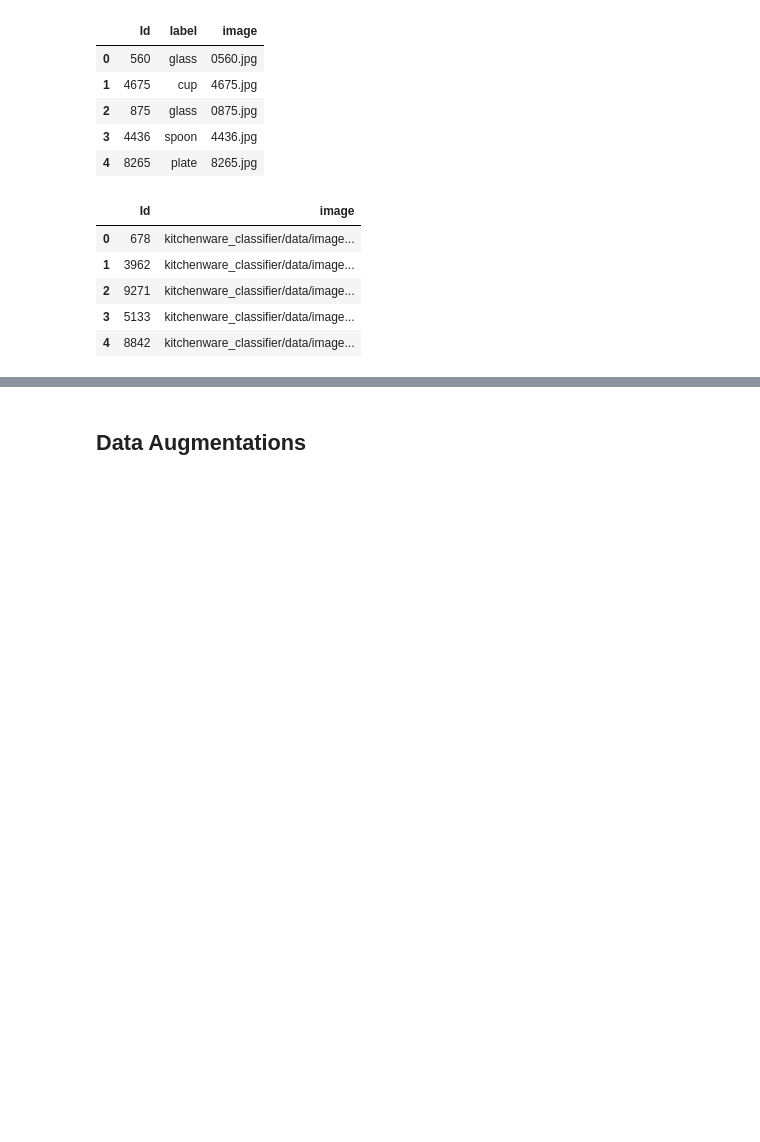
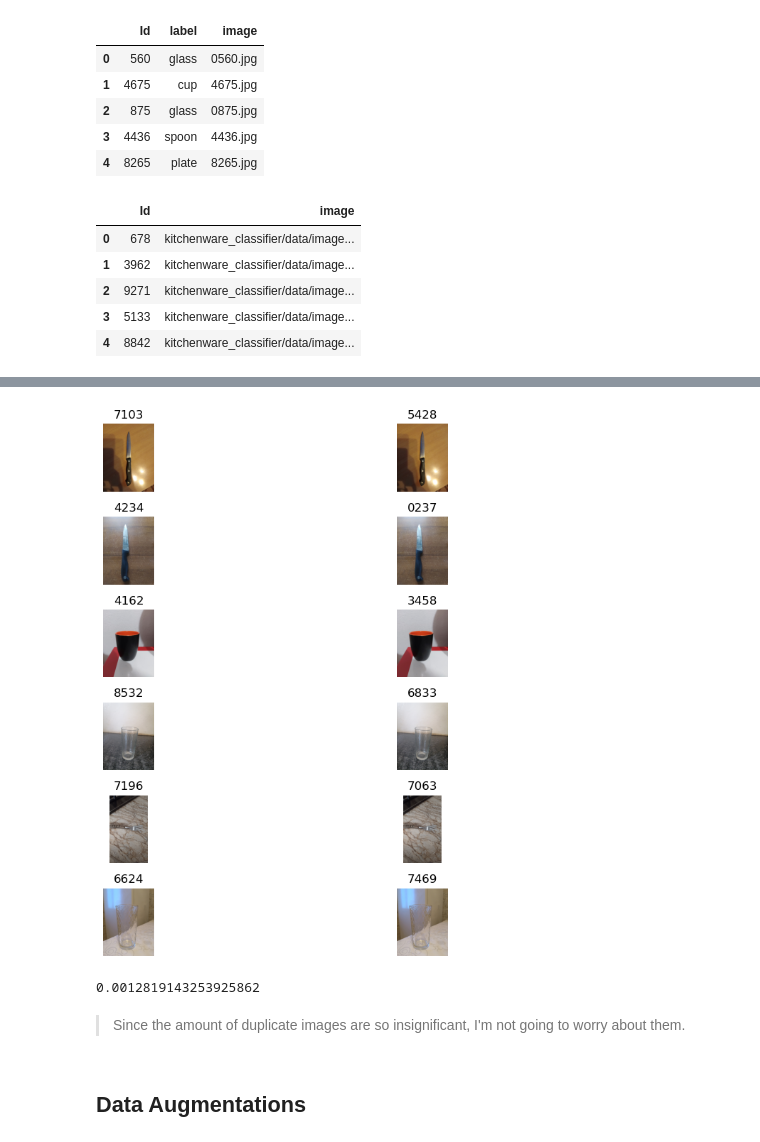
Before and after one commit to clamytoe/kitchenware_classifier, a Jupyter notebook: fastai-classifier.ipynb, the cells around one changed output, grey strips where cells are left out. Cells and saved outputs as stored; diff of their text form; code cells hidden in the pictures; blank space fills up the shorter version.

```diff
--- a/fastai-classifier.ipynb
+++ b/fastai-classifier.ipynb
@@ -35,0 +97,9 @@ display(TEST_DF.head())
+# %%
+duplicate_img = []
+for k, v in hash_dict.items():
+    if len(v) > 1:
+        if v[0].name != v[1].name:
+            duplicate_img.append(v[0])
+            duplicate_img.append(v[1])
+            print(v)
+len(duplicate_img)
@@ -36,3 +114,23 @@ display(TEST_DF.head())
+# %%
+plt.figure(figsize=(12,8))
+
+for idx, img in enumerate(duplicate_img):
+    im = PIL.Image.open(img)
+    title = img.stem
+    plt.subplot(6,2, idx+1)
+    plt.imshow(im)
+    plt.title(title)
+    plt.axis('off')
+plt.tight_layout()
+plt.show()
+# %% [output]
+[figure, added]
+# %%
+(len(duplicate_img) / len(hash_dict))
+# %% [output]
+0.0012819143253925862
+# %% [markdown]
+> Since the amount of duplicate images are so insignificant, I'm not going to worry about them.
 # %% [markdown]
 ## Data Augmentations
 # %%
```
Also changed, not shown: parts of 8 cells of this notebook.
